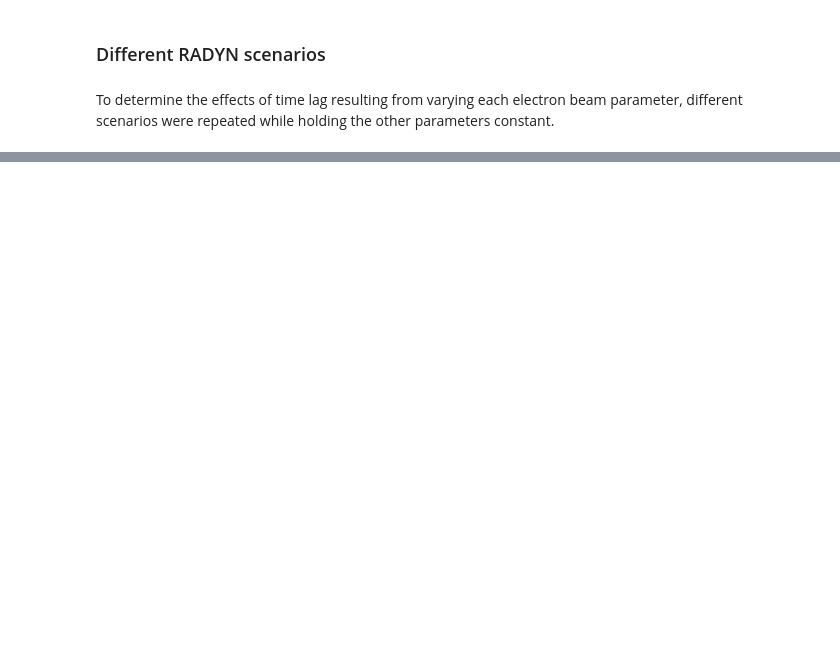
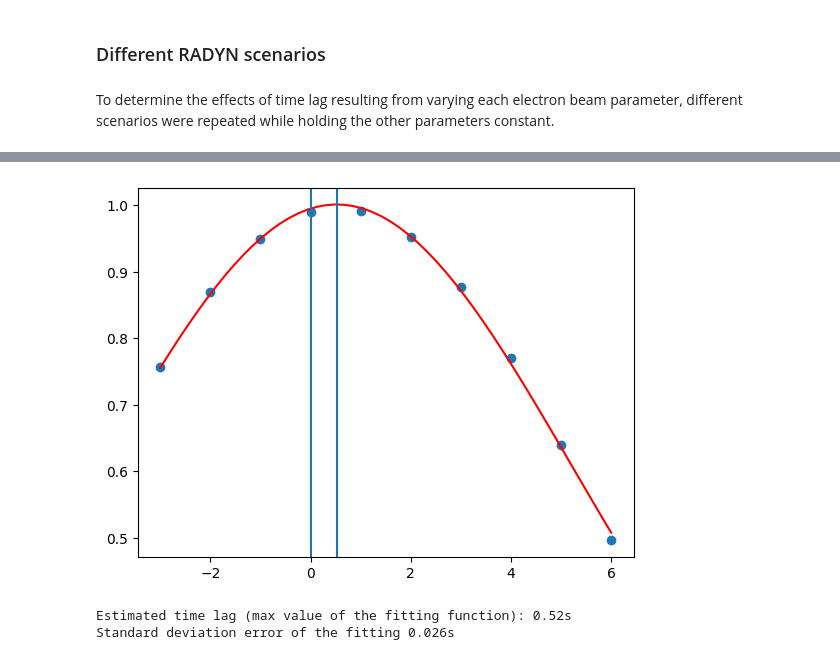
Before and after one commit to miguelrq21-spec/Delay-observations-mid-infrared-channels-in-solar-flare-footpoints, a Jupyter notebook: Code.ipynb, the cells around one changed output, grey strips where cells are left out. Saved outputs shown, nothing was run; the diff lists cells and outputs as text; code cells hidden in the pictures; blank space fills up the shorter version.

```diff
--- a/Code.ipynb
+++ b/Code.ipynb
@@ -2783,0 +2825,36 @@ plt.show()
+# %%
+# Submuestreo: tomar una muestra cada 10 elementos
+I_8um_sampled = I_8um[::10]
+I_5um_sampled = I_5um[::10]
+
+T_ccf=TlocalCCF(I_8um_sampled,I_5um_sampled)
+K=len(I_8um_sampled)
+lags = np.arange(-K+3, K-2, 1)*1
+
+x1=lags[45:55]
+y1=T_ccf[45:55]
+
+n = len(x1)                          #the number of data
+mean = sum(x1*y1)/n
+sigma = sum(y1*(x1-mean)**2)/n
+
+def gaus(x,a,x0,sigma):
+    return a*np.exp(-(x-x0)**2/(2*sigma**2))
+
+popt,pcov = curve_fit(gaus,x1,y1,p0=[1,mean,sigma])
+
+plt.plot(lags[45:55], T_ccf[45:55],"o")
+x_ls=np.linspace(-3, 6, num=50)
+plt.plot(x_ls,gaus(x_ls,*popt),'r')
+plt.axvline(x = popt[1])
+plt.axvline(x = 0)
+
+plt.show()
+
+print(f"Estimated time lag (max value of the fitting function): {round(popt[1],2)}s")
+perr = np.sqrt(np.diag(pcov))
+print(f"Standard deviation error of the fitting {round(perr[1],3)}s")
+# %% [output]
+[figure, added]
+Estimated time lag (max value of the fitting function): 0.52s
+Standard deviation error of the fitting 0.026s
```
Also changed, not shown: parts of 13 cells of this notebook.
